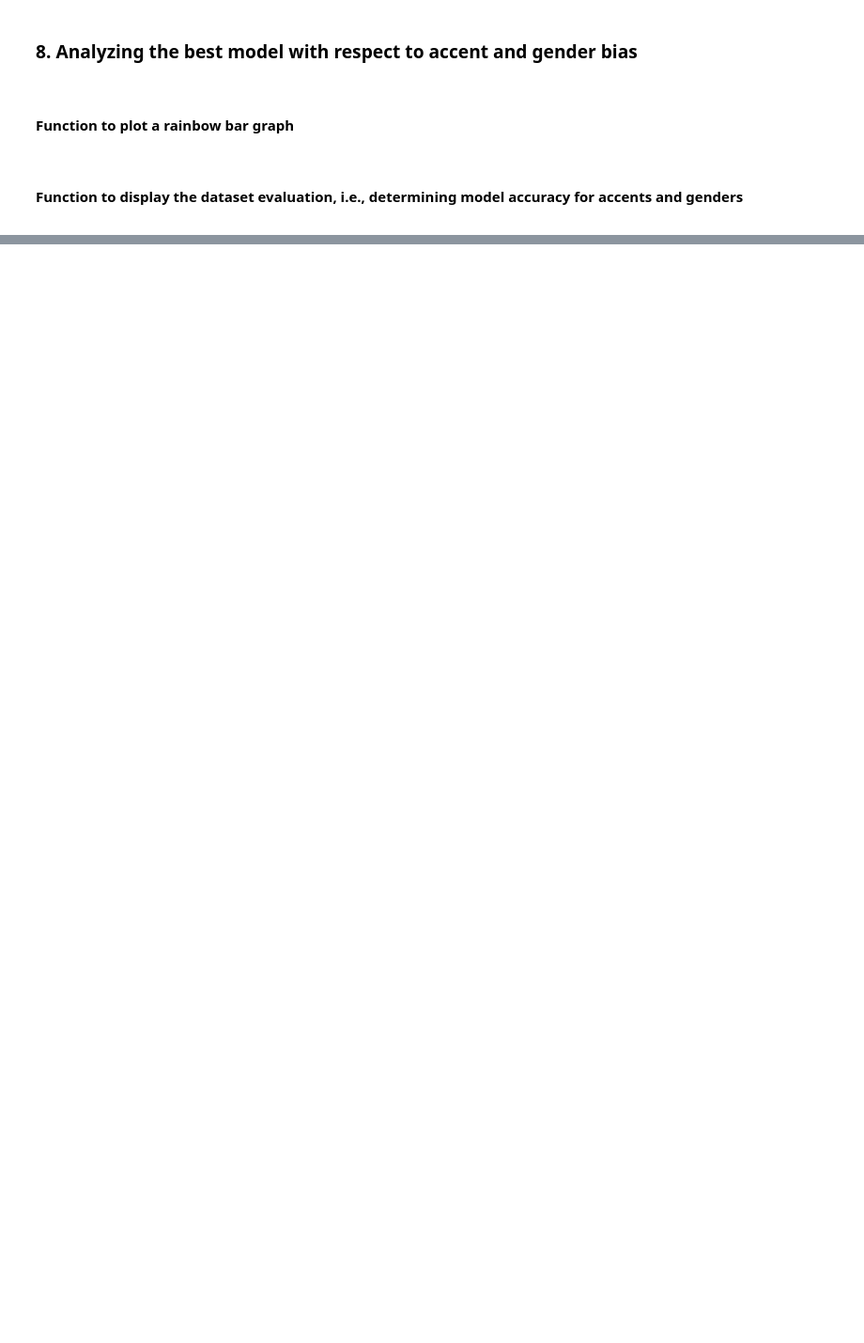
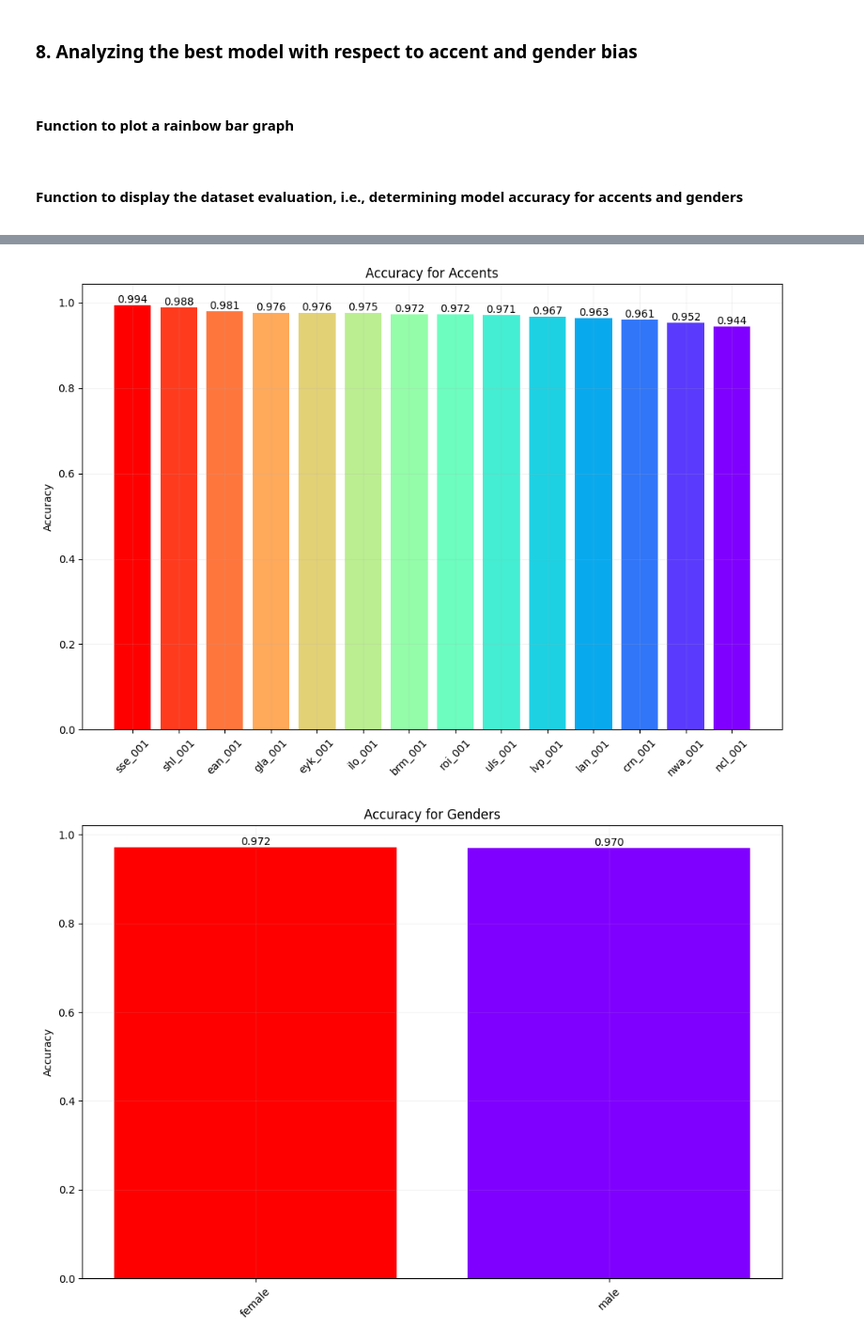
Before and after one commit to mbar0075/Speech-Technology, a Jupyter notebook: Assignment/App.ipynb, the cells around one changed output, grey strips where cells are left out. Shown at 94% size. Drawn from its saved outputs; the diff is of its cells as text; code cells hidden in the pictures; blank space fills up the shorter version.

```diff
--- a/Assignment/App.ipynb
+++ b/Assignment/App.ipynb
@@ -1686,0 +1690,6 @@ F1 Score: 0.967
+# %%
+# Saving best model in a folder
+best_model.save('best_model')
+
+# Loading the model
+best_model = keras.models.load_model('best_model')
@@ -1826,5 +1838,5 @@ def dataset_evaluation(model, x_test, y_test_encoded, speaker_roots, do_display=
     plot_rainbow_bar(gender_accuracy, 'Accuracy for Genders', do_display=do_display, do_save=do_save, save_path=save_path+'_genders.png')
 # %%
 # Performing dataset evaluation on the best model
-dataset_evaluation(best_model, x_test_mel, y_test_encoded_mel, speaker_roots, do_save=True, save_path='best_model_mel_dataset_evaluation')
+dataset_evaluation(best_model, x_test_mel, y_test_encoded_mel, speaker_roots, do_display=True, do_save=True, save_path='best_model_mel_dataset_evaluation')
 # %% [output]
@@ -1831,0 +1844,2 @@ dataset_evaluation(best_model, x_test_mel, y_test_encoded_mel, speaker_roots, do
+[figure, added]
+[figure, added]
```
Also changed, not shown: parts of 8 cells of this notebook, 13 other files.
